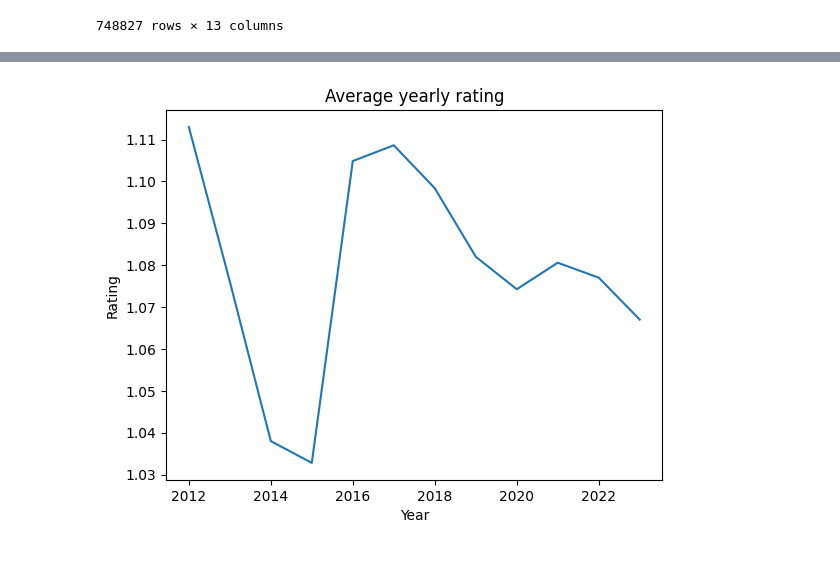
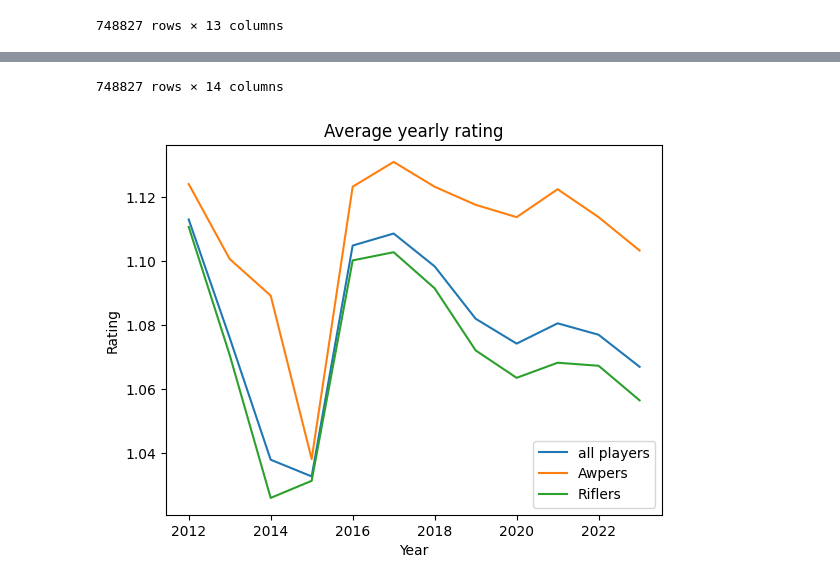
Before and after one commit to condulences/condulences.github.io, a Jupyter notebook: final.ipynb, the cells around one changed output, grey strips where cells are left out. Drawn from its saved outputs; the diff is of its cells as text; code cells hidden in the pictures.

Commit message:
Add files via upload
plotted average yearly rating for awpers and riflers for visual comparison, standardized rating for awpers, riflers, and year

```diff
--- a/final.ipynb
+++ b/final.ipynb
@@ -79,14 +82,30 @@ df.sort_values('Date')
 df.loc[1, 'Date'] < dt.datetime(2020,1,1)
 x = np.arange(2012, 2024)
 y = []
+y_awp = []
+y_rifle = []
 
+# determining mean performance per year and standardizing rating
 for year in x:
-    mask = (dt.datetime(year,1,1) < df['Date']) & (df['Date'] < dt.datetime(year,12,31))
-    y.append(df[mask]['rating'].mean())
+    date_mask = (dt.datetime(year,1,1) < df['Date']) & (df['Date'] < dt.datetime(year,12,31))
+    y.append(df[date_mask]['rating'].mean())
+    mean_awp = df[date_mask & df['Awper']]['rating'].mean()
+    y_awp.append(mean_awp)
+    mean_rifle = df[date_mask & ~df['Awper']]['rating'].mean()
+    y_rifle.append(mean_rifle)
 
-plt.plot(x,y)
+    std_awp = df[date_mask & df['Awper']]['rating'].std()
+    std_rifle = df[date_mask & ~df['Awper']]['rating'].std()
+
+    df.loc[date_mask & df['Awper'],'standard rating'] = (df['rating']-mean_awp) / std_awp
+    df.loc[date_mask & ~df['Awper'],'standard rating'] = (df['rating']-mean_rifle) / std_rifle
+
+plt.plot(x,y,label = 'all players')
+plt.plot(x,y_awp,label = 'Awpers')
+plt.plot(x,y_rifle,label = 'Riflers')
+plt.legend()
 plt.xlabel("Year")
 plt.ylabel("Rating")
 plt.title("Average yearly rating")
-plt.show()
+df
 # %% [output]
@@ -93 +124,2 @@ plt.show()
+748827 rows × 14 columns
-[figure, old version]
+[figure, new version]
```
Also changed, not shown: parts of 3 cells of this notebook.
